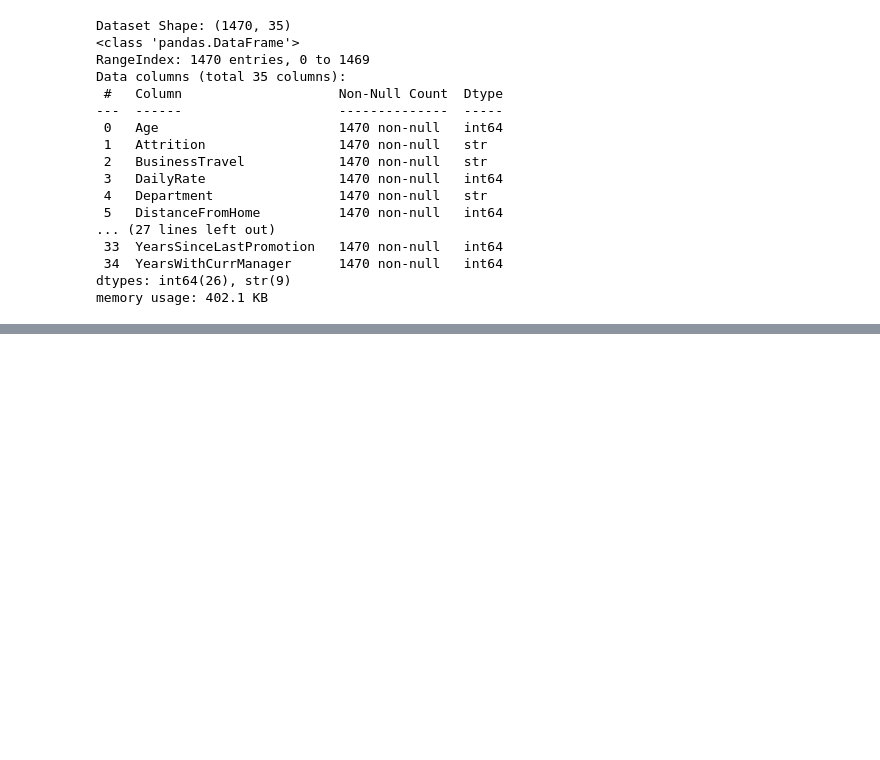
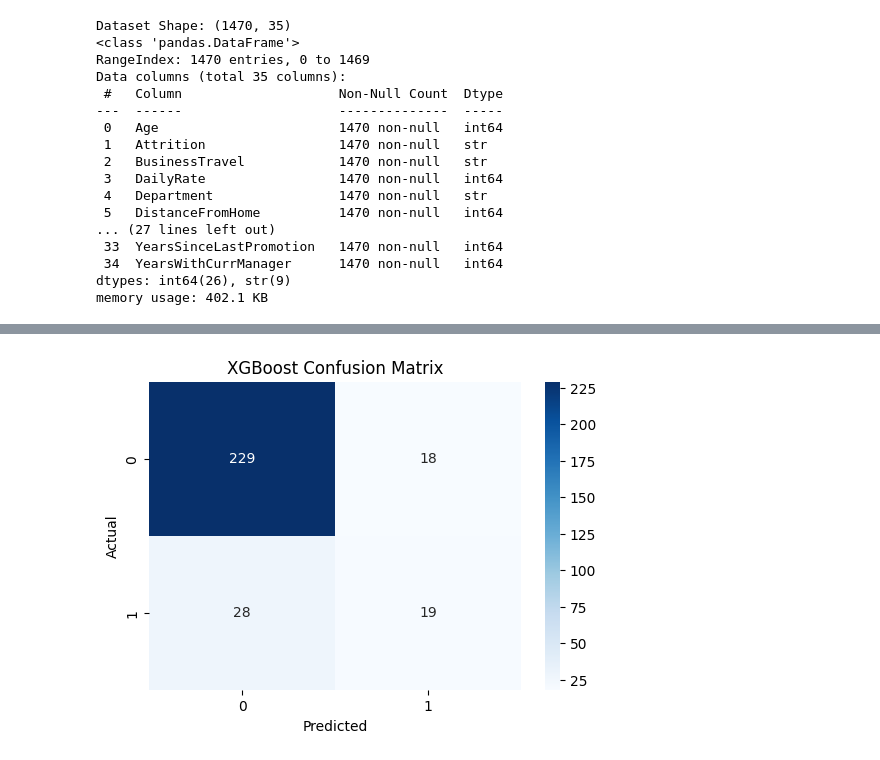
Before and after one commit to J21Dev-exe/Employee-Attrition-Project, a Jupyter notebook: notebook/model_building.ipynb, the cells around one changed output, grey strips where cells are left out. Cells and saved outputs as stored; diff of their text form; code cells hidden in the pictures; blank space fills up the shorter version.

Commit message:
Complete Workforce Intelligence platform with ML-powered attrition prediction

```diff
--- a/notebook/model_building.ipynb
+++ b/notebook/model_building.ipynb
@@ -1083,0 +536,19 @@ Final model saved successfully.
+# %%
+xgb_pred = xgb_model.predict(X_test)
+
+xgb_prob = xgb_model.predict_proba(X_test)[:,1]
+
+print("Accuracy:",
+      accuracy_score(y_test, xgb_pred))
+
+print("Precision:",
+      precision_score(y_test, xgb_pred))
+
+print("Recall:",
+      recall_score(y_test, xgb_pred))
+
+print("F1 Score:",
+      f1_score(y_test, xgb_pred))
+
+print("ROC AUC:",
+      roc_auc_score(y_test, xgb_prob))
@@ -1083,0 +649,26 @@ Final model saved successfully.
+# %%
+# =====================================
+# CONFUSION MATRIX - XGBOOST
+# =====================================
+
+cm = confusion_matrix(
+    y_test,
+    xgb_pred
+)
+
+plt.figure(figsize=(6,4))
+
+sns.heatmap(
+    cm,
+    annot=True,
+    fmt="d",
+    cmap="Blues"
+)
+
+plt.title("XGBoost Confusion Matrix")
+plt.xlabel("Predicted")
+plt.ylabel("Actual")
+
+plt.show()
+# %% [output]
+[figure, added]
```
Also changed, not shown: parts of 92 cells of this notebook, 13 other files.
